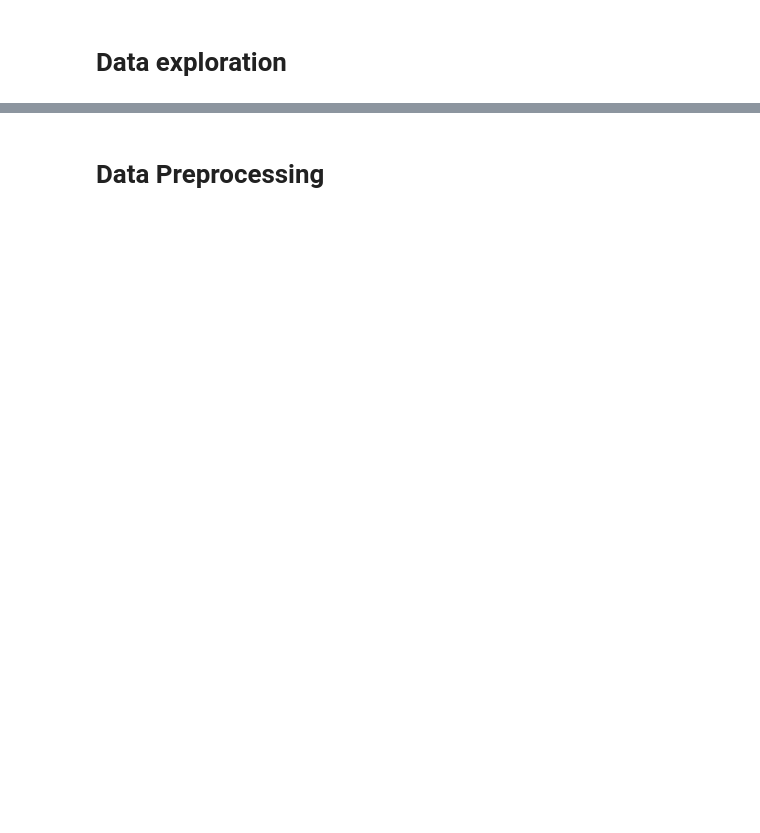
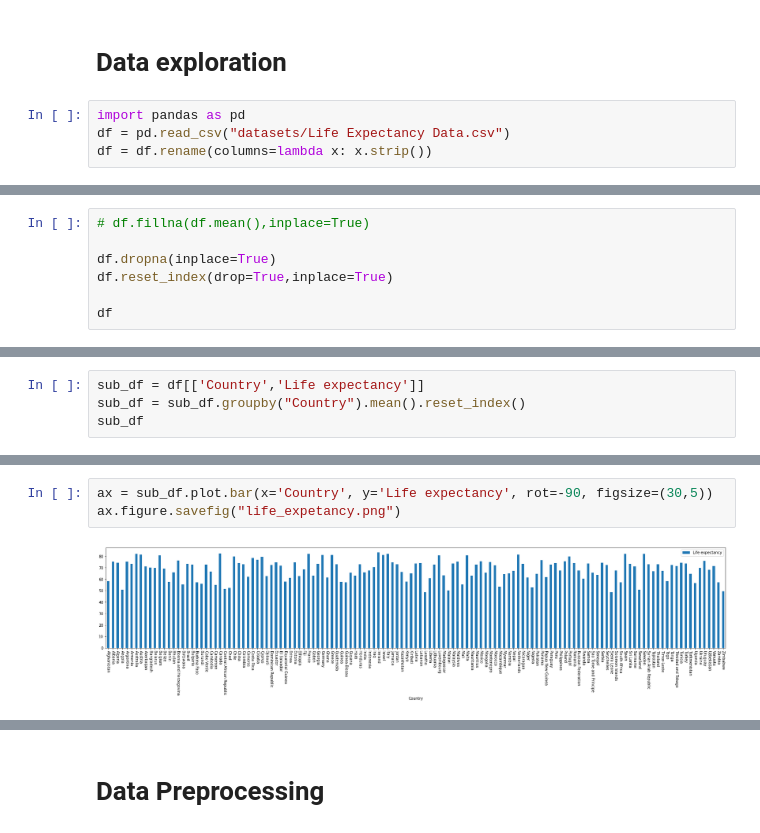
Before and after one commit to alishibli97/peca, a Jupyter notebook: mine.ipynb, the cells around one changed output, grey strips where cells are left out. Cells and saved outputs as stored; diff of their text form; blank space fills up the shorter version.

```diff
--- a/mine.ipynb
+++ b/mine.ipynb
@@ -38,2 +1,6 @@
 # %% [markdown]
 # Data exploration
+# %%
+import pandas as pd
+df = pd.read_csv("datasets/Life Expectancy Data.csv")
+df = df.rename(columns=lambda x: x.strip())
@@ -39,0 +56,7 @@
+# %%
+# df.fillna(df.mean(),inplace=True)
+
+df.dropna(inplace=True)
+df.reset_index(drop=True,inplace=True)
+
+df
@@ -39,0 +113,4 @@
+# %%
+sub_df = df[['Country','Life expectancy']]
+sub_df = sub_df.groupby("Country").mean().reset_index()
+sub_df
@@ -39,0 +131,5 @@
+# %%
+ax = sub_df.plot.bar(x='Country', y='Life expectancy', rot=-90, figsize=(30,5))
+ax.figure.savefig("life_expetancy.png")
+# %% [output]
+[figure, added]
```
Also changed, not shown: parts of 39 cells of this notebook, 10 other files.
